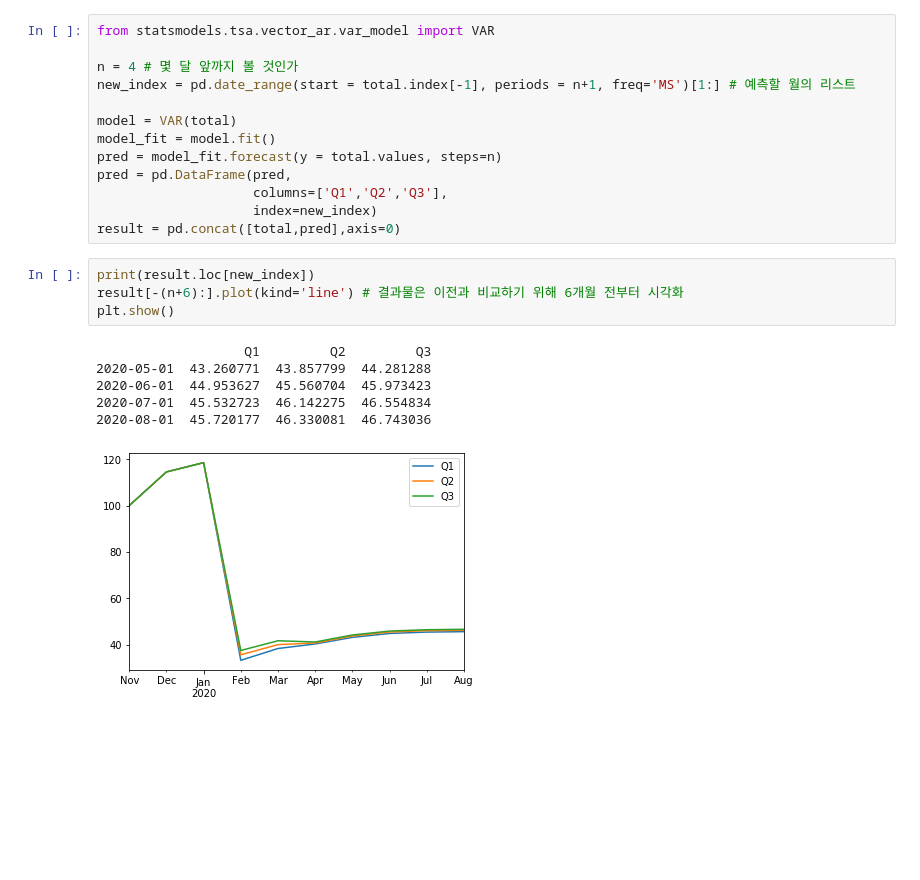
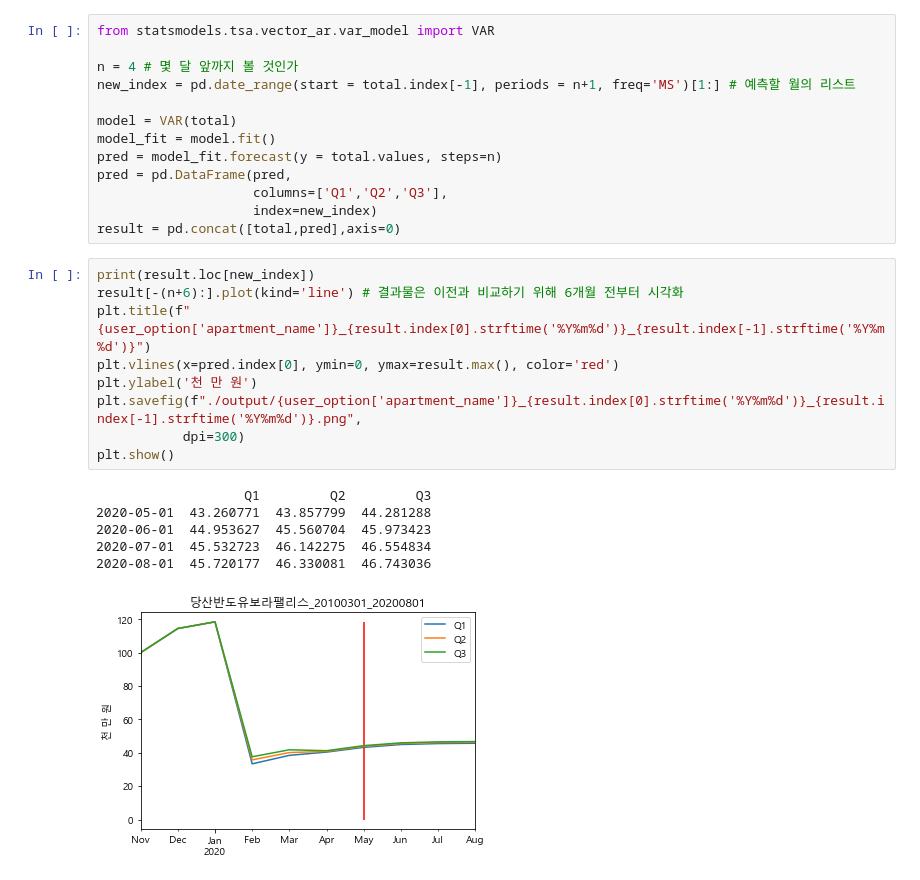
Before and after one commit to whoareyouwhoami/ProjectCasa, a Jupyter notebook: Modeling/04_VAR_model.ipynb, the cells around one changed output. Saved outputs shown, nothing was run; the diff lists cells and outputs as text; blank space fills up the shorter version.

```diff
--- a/Modeling/04_VAR_model.ipynb
+++ b/Modeling/04_VAR_model.ipynb
@@ -146,14 +160,19 @@ pred = pd.DataFrame(pred,
                     columns=['Q1','Q2','Q3'],
                     index=new_index)
 result = pd.concat([total,pred],axis=0)
-# %%
-print(result.loc[new_index])
-result[-(n+6):].plot(kind='line') # 결과물은 이전과 비교하기 위해 6개월 전부터 시각화
-plt.show()
-# %% [output]
-                   Q1         Q2         Q3
-2020-05-01  43.260771  43.857799  44.281288
-2020-06-01  44.953627  45.560704  45.973423
-2020-07-01  45.532723  46.142275  46.554834
-2020-08-01  45.720177  46.330081  46.743036
-[figure, removed]
+# %%
+print(result.loc[new_index])
+result[-(n+6):].plot(kind='line') # 결과물은 이전과 비교하기 위해 6개월 전부터 시각화
+plt.title(f"{user_option['apartment_name']}_{result.index[0].strftime('%Y%m%d')}_{result.index[-1].strftime('%Y%m%d')}")
+plt.vlines(x=pred.index[0], ymin=0, ymax=result.max(), color='red')
+plt.ylabel('천 만 원')
+plt.savefig(f"./output/{user_option['apartment_name']}_{result.index[0].strftime('%Y%m%d')}_{result.index[-1].strftime('%Y%m%d')}.png",
+           dpi=300)
+plt.show()
+# %% [output]
+                   Q1         Q2         Q3
+2020-05-01  43.260771  43.857799  44.281288
+2020-06-01  44.953627  45.560704  45.973423
+2020-07-01  45.532723  46.142275  46.554834
+2020-08-01  45.720177  46.330081  46.743036
+[figure, added]
```
Also changed, not shown: parts of 6 cells of this notebook, 2 other files.
